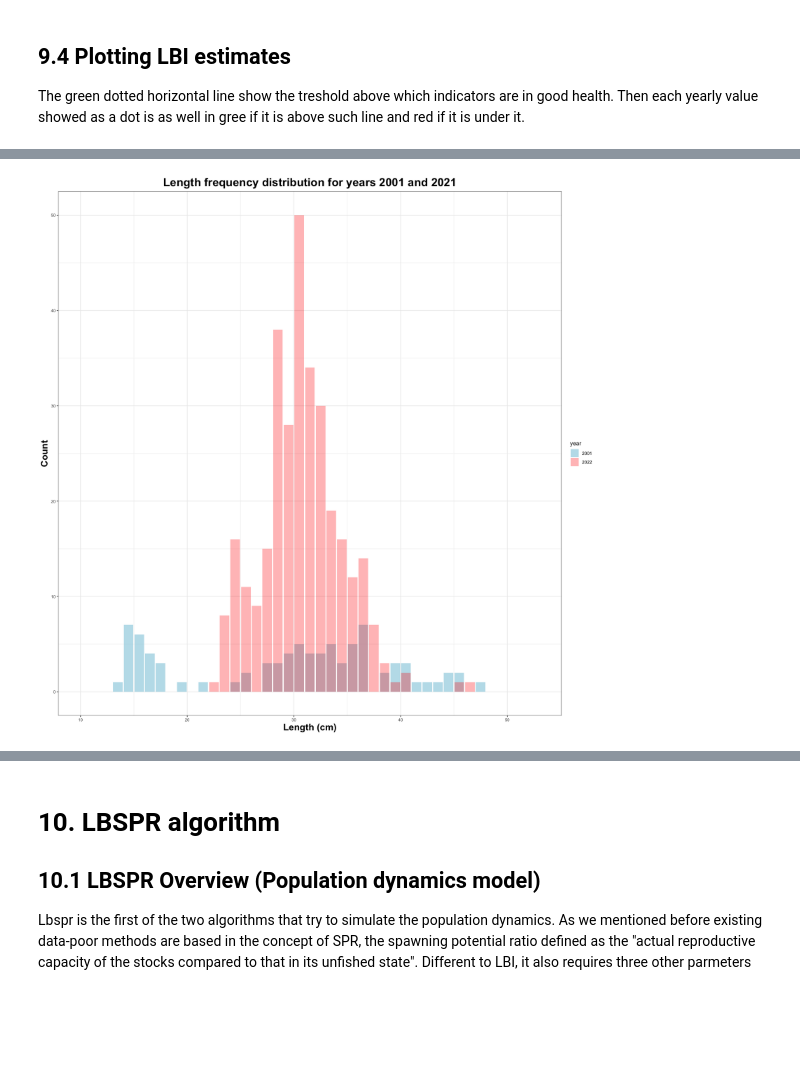
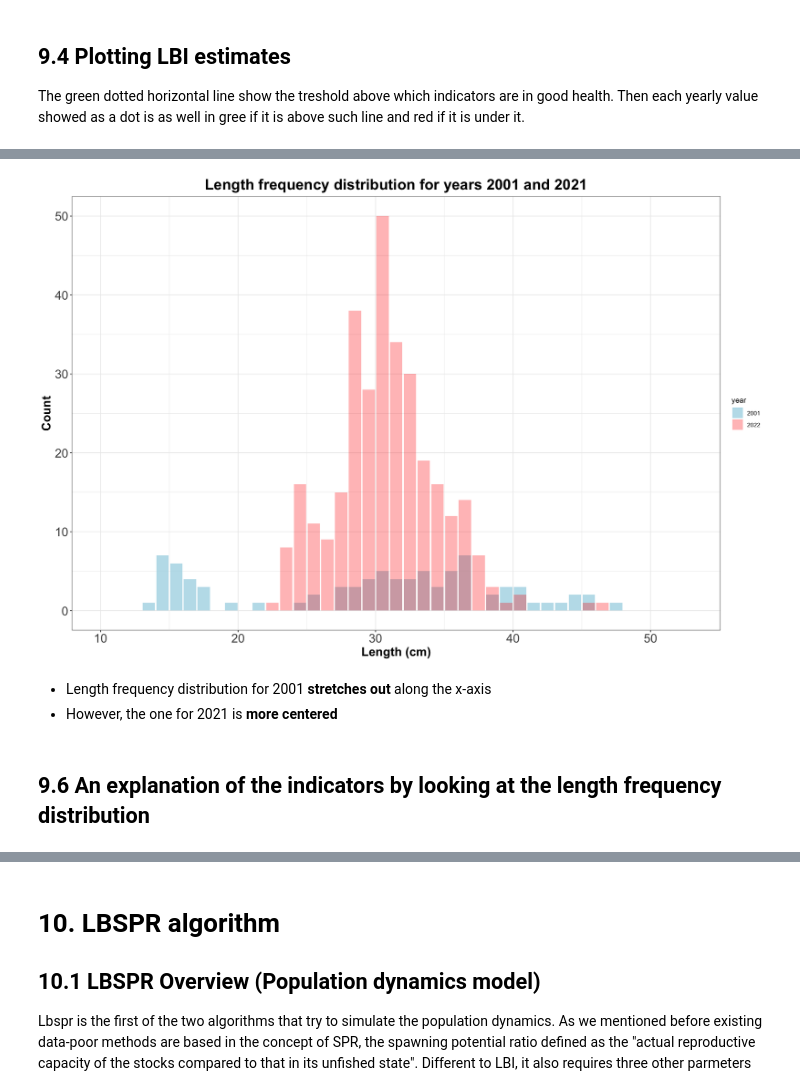
Before and after one commit to d2gex/lbm_seminary, a Jupyter notebook: lbms_workshop.ipynb, the cells around one changed output, grey strips where cells are left out. Saved outputs shown, nothing was run; the diff lists cells and outputs as text; code cells hidden in the pictures; blank space fills up the shorter version.

```diff
--- a/lbms_workshop.ipynb
+++ b/lbms_workshop.ipynb
@@ -357,20 +390,25 @@ Following the results, below the length frequency distributions for the years 20
 # %%
+options(repr.plot.width = 15, repr.plot.height = 10)
 plot_context$title <- "Length frequency distribution for years 2001 and 2021"
 plot_context$title_size <- 22
 plot_context$x_title_size <- 18
 plot_context$y_title_size <- 18
 g <- generate_biannual_distribution(catch_weight_data$catch_long,
                                     'MeanLength',
                                     'catch',
                                     plot_context,
                                     2001,
                                     2022,
                                     bar_filled_colours = c("lightblue4", "red"),
-
                                     alpha_values = c(.8, .3))
 g
 # %% [output]
-[figure, old version]
+[figure, new version]
+# %% [markdown]
+* Length frequency distribution for 2001 **stretches out** along the x-axis
+* However, the one for 2021 is **more centered**
+# %% [markdown]
+## 9.6 An explanation of the indicators by looking at the length frequency distribution
 # %% [markdown]
 <img src='../images/lib_indicators_explanation.png'/>
 
```
Also changed, not shown: parts of 10 cells of this notebook, 1 other file.
